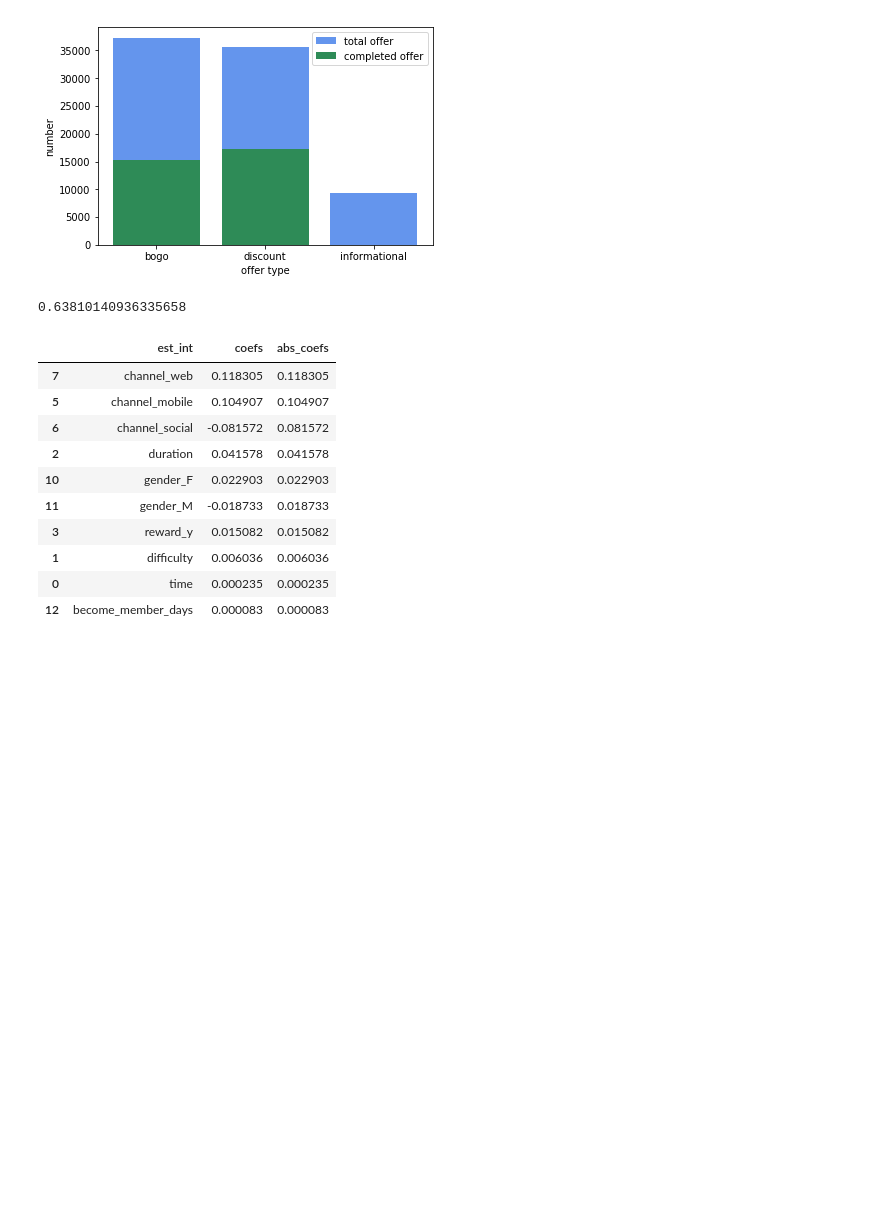
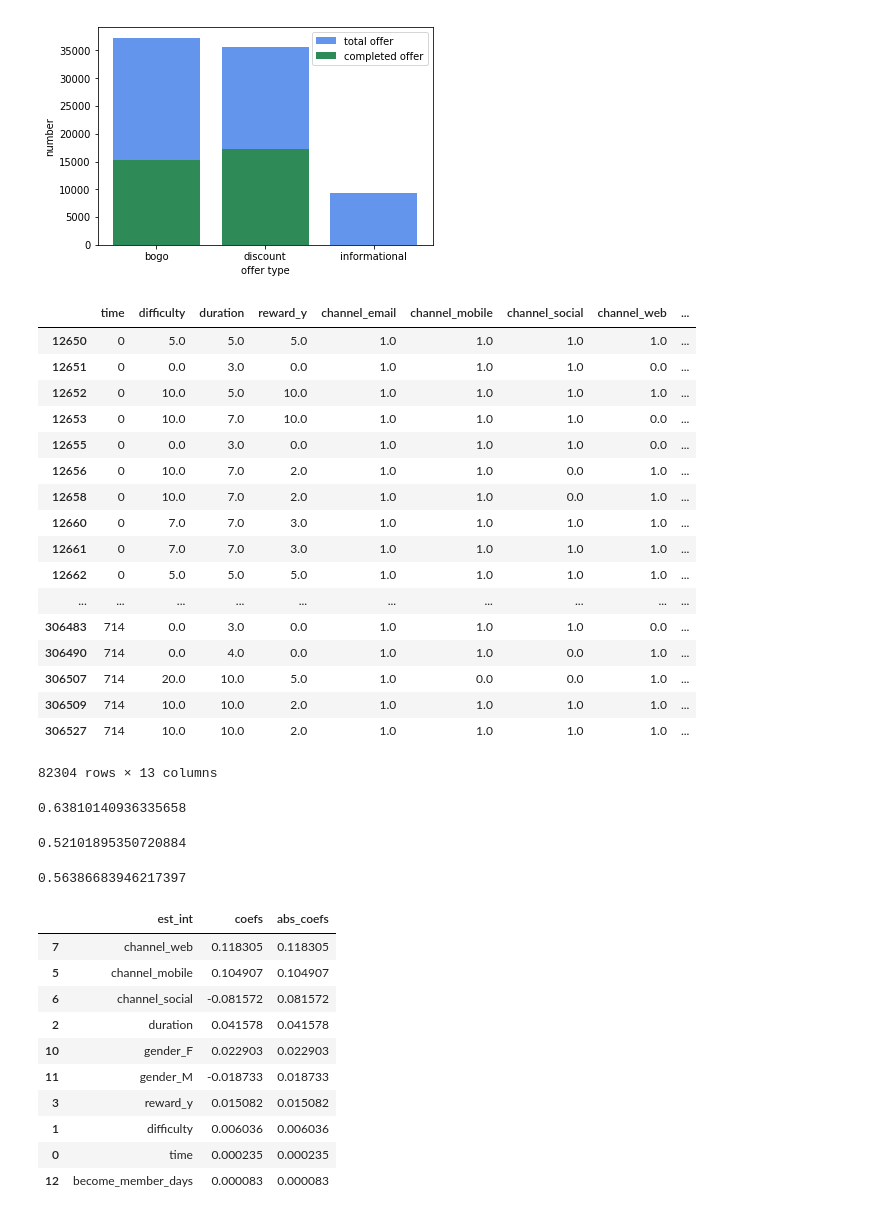
Before and after one commit to bamboo120/starbucks_capstone, a Jupyter notebook: Starbucks_Capstone_notebook.ipynb, the cells around one changed output. Saved outputs shown, nothing was run; the diff lists cells and outputs as text; code cells hidden in the pictures; blank space fills up the shorter version.

```diff
--- a/Starbucks_Capstone_notebook.ipynb
+++ b/Starbucks_Capstone_notebook.ipynb
@@ -290,6 +290,27 @@ df_top10 = df_full_offer.drop(['offer_id','customer_id','amount','offer_received
 
 Xb = df_top10.drop(['offer_compeleted','offer_viewed'],axis=1)
 yb=df_top10['offer_compeleted']
+# %%
+Xb
+# %% [output]
+|  | time | difficulty | duration | reward_y | channel_email | channel_mobile | channel_social | channel_web | ... |
+| 12650 | 0 | 5.0 | 5.0 | 5.0 | 1.0 | 1.0 | 1.0 | 1.0 | ... |
+| 12651 | 0 | 0.0 | 3.0 | 0.0 | 1.0 | 1.0 | 1.0 | 0.0 | ... |
+| 12652 | 0 | 10.0 | 5.0 | 10.0 | 1.0 | 1.0 | 1.0 | 1.0 | ... |
+| 12653 | 0 | 10.0 | 7.0 | 10.0 | 1.0 | 1.0 | 1.0 | 0.0 | ... |
+| 12655 | 0 | 0.0 | 3.0 | 0.0 | 1.0 | 1.0 | 1.0 | 0.0 | ... |
+| 12656 | 0 | 10.0 | 7.0 | 2.0 | 1.0 | 1.0 | 0.0 | 1.0 | ... |
+| 12658 | 0 | 10.0 | 7.0 | 2.0 | 1.0 | 1.0 | 0.0 | 1.0 | ... |
+| 12660 | 0 | 7.0 | 7.0 | 3.0 | 1.0 | 1.0 | 1.0 | 1.0 | ... |
+| 12661 | 0 | 7.0 | 7.0 | 3.0 | 1.0 | 1.0 | 1.0 | 1.0 | ... |
+| 12662 | 0 | 5.0 | 5.0 | 5.0 | 1.0 | 1.0 | 1.0 | 1.0 | ... |
+| ... | ... | ... | ... | ... | ... | ... | ... | ... | ... |
+| 306483 | 714 | 0.0 | 3.0 | 0.0 | 1.0 | 1.0 | 1.0 | 0.0 | ... |
+| 306490 | 714 | 0.0 | 4.0 | 0.0 | 1.0 | 1.0 | 0.0 | 1.0 | ... |
+| 306507 | 714 | 20.0 | 10.0 | 5.0 | 1.0 | 0.0 | 0.0 | 1.0 | ... |
+| 306509 | 714 | 10.0 | 10.0 | 2.0 | 1.0 | 1.0 | 1.0 | 1.0 | ... |
+| 306527 | 714 | 10.0 | 10.0 | 2.0 | 1.0 | 1.0 | 1.0 | 1.0 | ... |
+82304 rows × 13 columns
 # %%
 from sklearn.linear_model import LinearRegression
 from sklearn.ensemble import RandomForestClassifier
@@ -315,3 +345,21 @@ accuracy_score(y_test, y_test_preds)
+# %%
+
+accuracy_score(y_test, y_test_preds)
+# %% [output]
+0.52101895350720884
+# %%
+from sklearn.neighbors import KNeighborsClassifier
+reduce_Xb = Xb
+X_train, X_test, y_train, y_test = train_test_split(reduce_Xb, yb, test_size = .30, random_state=42)
+lm_model = KNeighborsClassifier(n_neighbors=4) # Instantiate
+lm_model.fit(X_train, y_train) #Fit
+
+#Predict and score the model
+y_test_preds = lm_model.predict(X_test)
+
+accuracy_score(y_test, y_test_preds)
+# %% [output]
+0.56386683946217397
 # %%
 def coef_weights(coefficients, X_train):
     '''
```
Also changed, not shown: parts of 2 cells of this notebook.
